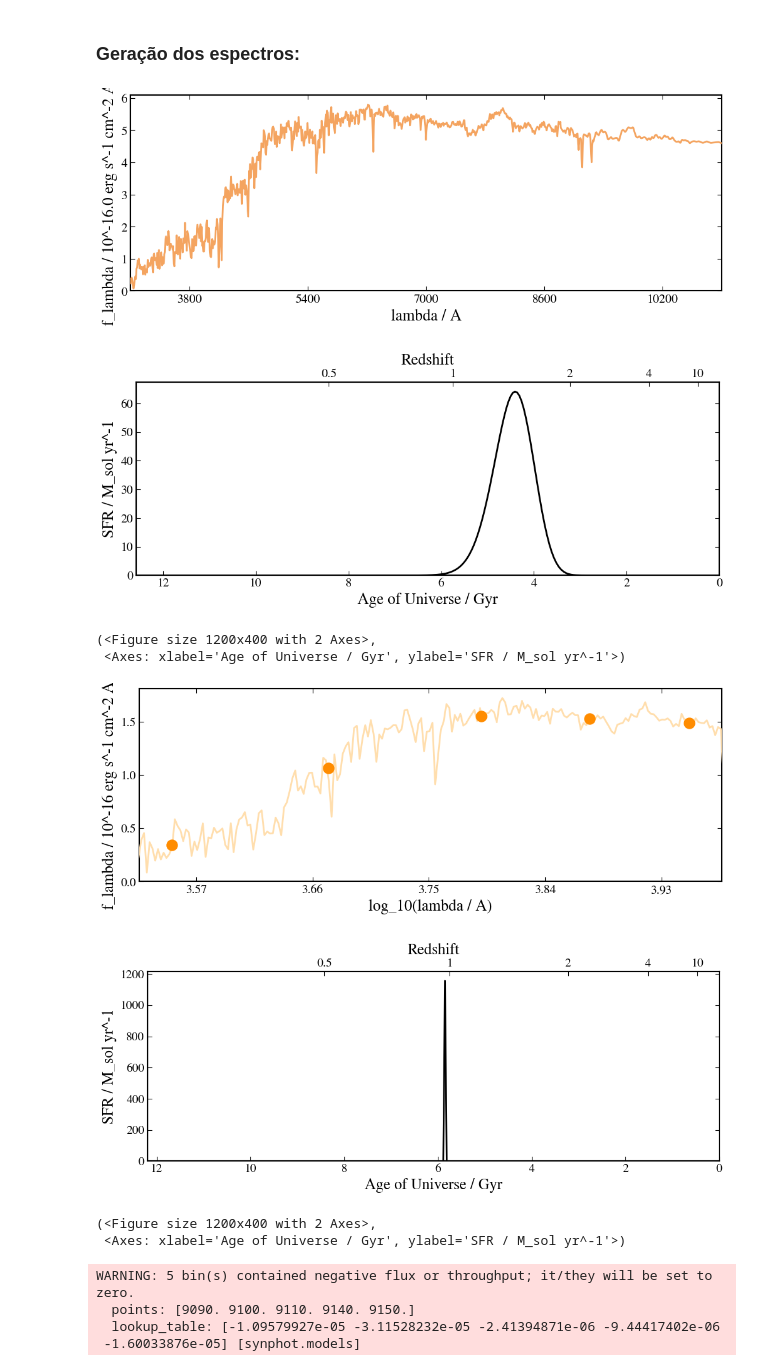
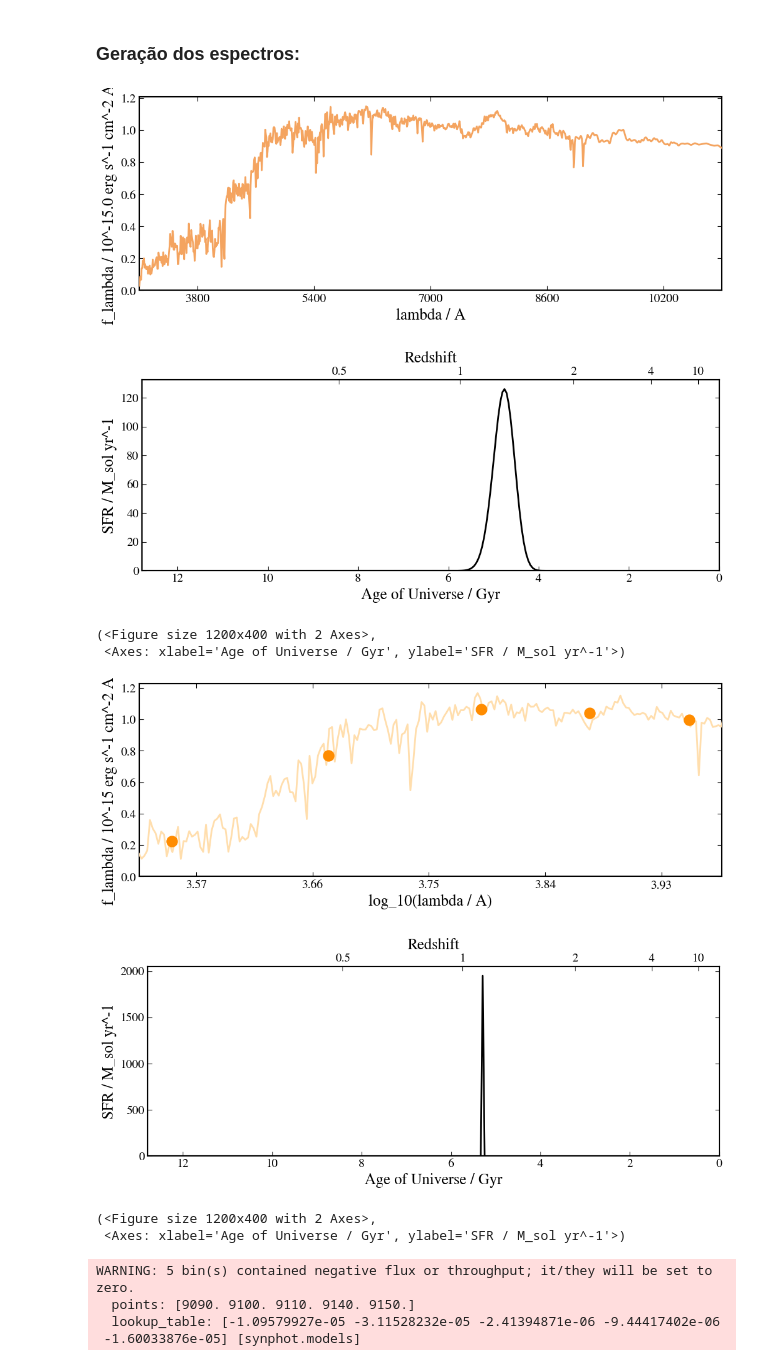
Before and after one commit to pedroand6/Inference4ETGs, a Jupyter notebook: Data/catalogue_estimation.ipynb, the cells around one changed output. Saved outputs shown, nothing was run; the diff lists cells and outputs as text; code cells hidden in the pictures.

```diff
--- a/Data/catalogue_estimation.ipynb
+++ b/Data/catalogue_estimation.ipynb
@@ -491,7 +491,7 @@ plt.show()
 # %%
 from numpy import random as rnd
 
-total_samples = 1000
+total_samples = 10000
 spec_wavs = np.linspace(3000, 11000, 1000) #Angstroms
 spectra = []
 
@@ -549,8 +549,8 @@ for i in range(total_samples):
 model.plot()
 model.sfh.plot()
 # %% [output]
-[figure, old version]
+[figure, new version]
-[figure, old version]
+[figure, new version]
 (<Figure size 1200x400 with 2 Axes>,
  <Axes: xlabel='Age of Universe / Gyr', ylabel='SFR / M_sol yr^-1'>)
 # %%
@@ -564,7 +564,7 @@ n_filters_sdss = len(filt_sdss_list)
 
 mock_test_sdss = np.full((total_test_samples, n_filters_sdss), np.nan)
 
-sdss_etgs.dropna()
+sdss_etgs = sdss_etgs.dropna()
 
 # gera os modelos do bagpipes randomizados de acordo com as PDFs
 for i in range(total_test_samples):
@@ -581,36 +581,36 @@ for i in range(total_test_samples):
 
     burst = {}
     burst["massformed"] = mass # Em log
     burst["metallicity"] = metallicity # Em Z_sun
 
     burst["age"] = age
 
     dust = {}
     dust["type"] = "Calzetti"
     dust["Av"] = dust_mock
 
     model_components = {}
     model_components["burst"] = burst
-    model_components["redshift"] = redshift_mock
+    model_components["redshift"] = 0.05
     model_components["dust"] = dust
     model_components["t_bc"] = 0.01 # idade máxima da nuvem molecular de uma população jovem - 10e7
     model_components["veldisp"] = dispvel # dispersao de velocidade em km/s
 
     model = pipes.model_galaxy(model_components, filt_list=filt_sdss_list)
 
     for j in range(len(filt_sdss_list)):
         filt = np.loadtxt(filt_sdss_list[j])
         central_wav = np.sqrt( simpson(filt[:, 1] * filt[:, 0], filt[:, 0]) / simpson(filt[:, 1] / filt[:, 0],  filt[:, 0]))
         mock_test_sdss[i, j] = -2.5 * np.log10(model.photometry[j]) - 5 * np.log10(central_wav) - 2.406
 
     # model = pipes.model_galaxy(model_components, spec_wavs=spec_wavs)
     # spectra.append(model.spectrum)
 
 model.plot()
 model.sfh.plot()
 # %% [output]
-[figure, old version]
+[figure, new version]
-[figure, old version]
+[figure, new version]
 (<Figure size 1200x400 with 2 Axes>,
  <Axes: xlabel='Age of Universe / Gyr', ylabel='SFR / M_sol yr^-1'>)
 # %%
```
Also changed, not shown: parts of 9 cells of this notebook.
